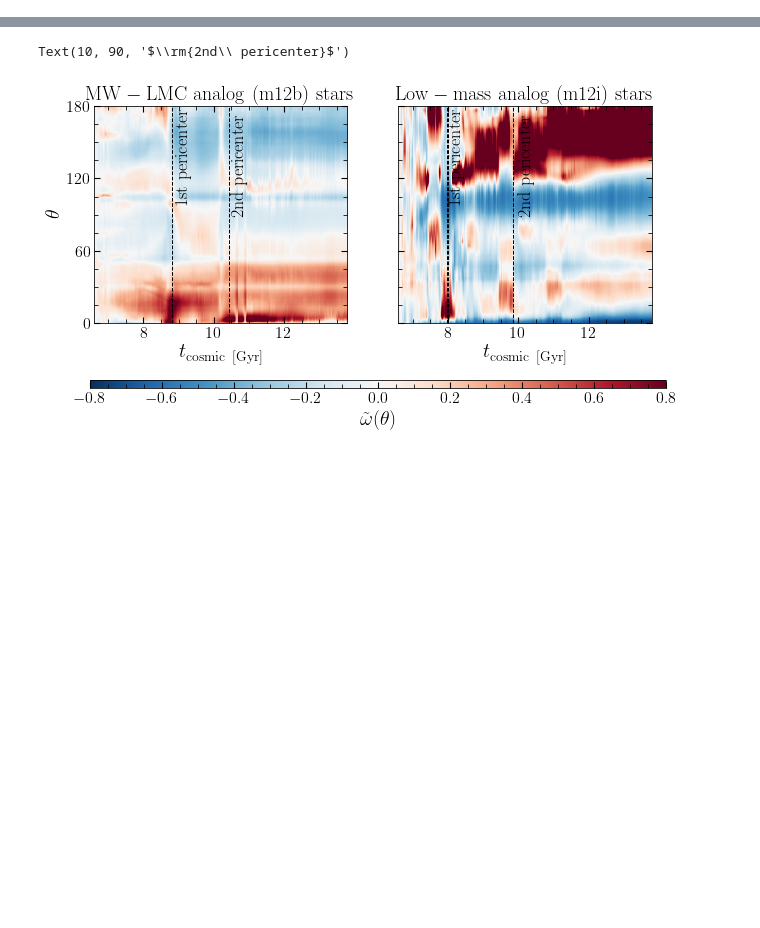
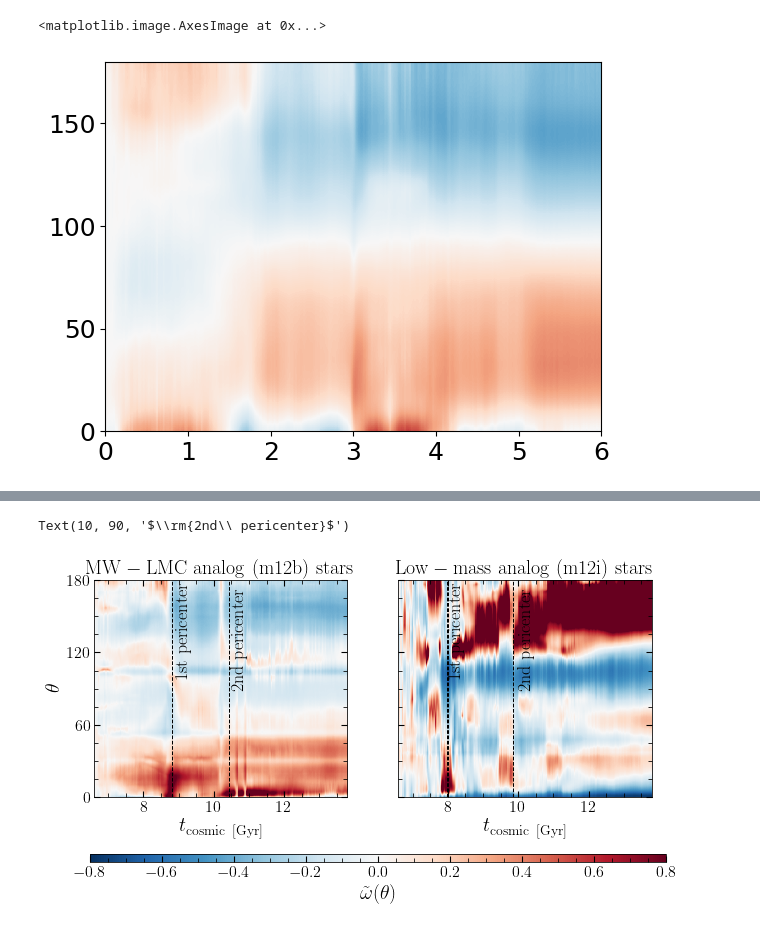
Before and after one commit to jngaravitoc/poles_in_cosmos, a Jupyter notebook: notebooks/Correlation function analysis Figures 6 - 7.ipynb, the cells around one changed output, grey strips where cells are left out. Cells and saved outputs as stored; diff of their text form; code cells hidden in the pictures; blank space fills up the shorter version.

```diff
--- a/notebooks/Correlation function analysis Figures 6 - 7.ipynb
+++ b/notebooks/Correlation function analysis Figures 6 - 7.ipynb
@@ -1,25 +1,8 @@
 # %%
-%pylab inline
-#import sys
-
-#sys.path.append("/mnt/home/ecunningham/python")
-plt.style.use('../../MW_viz/matplotlib.mplstyle')
-#import io_sims as ios
-#import gizmo_analysis as ga
-#import pynbody
-#import halo_analysis as halo
-
-#from astropy import units as u
-#import nba
-#import healpy as hp
-#from  healpy.newvisufunc import projview, newprojplot
-
-#import Corrfunc
-#from Corrfunc.mocks.DDtheta_mocks  import DDtheta_mocks
-#from Corrfunc.utils import convert_3d_counts_to_cf
-#from FIRE_analysis import mollweide_projection
-#from astropy.coordinates import Angle
-
+%matplotlib inline
+import sys
 #from scipy import linalg
+import numpy as np
+import matplotlib.pyplot as plt
 from matplotlib import colors
 #import matplotlib.patheffects as PathEffects
@@ -52,12 +45,19 @@ m12i_t = host_times('m12i')
 m12m_t = host_times('m12m')
 m12r_t = host_times('m12r')
 m12w_t = host_times('m12w')
+# %%
+sims = ['m12b', 'm12c', 'm12f', 'm12i', 'm12m', 'm12r', 'm12w']
+corrfuncs = [m12b_dm, m12c_dm, m12f_dm, m12i_dm, m12m_dm, m12r_dm, m12w_dm]
+i=0
+for sim in sims:
+    np.savetxt('../data/corrfunc/{}/m{}_wmatrix_corrfunc_50_150_dm_particles_sats_False_snaps_300_600.txt'.format(sim, sim), corrfuncs[i])
+    i+=1
 # %%
 # m12b
 
 # subhalos
 
-m12b_wsub2 = np.loadtxt('../data/corrfunc/m12b_wmatrix_corrfunc_50_300_subhalos_sats_False.txt')
+#m12b_wsub2 = np.loadtxt('../data/corrfunc/m12b_wmatrix_corrfunc_50_300_subhalos_sats_False.txt')
 #m12b_wsub = np.loadtxt('../data/corrfunc/m12b_wmatrix_corrfunc_50_300_subhalos_no_sats_False.txt')
 
 # satellites
@@ -69,8 +69,8 @@ m12b_dm = np.zeros((300, 180))
 m12b_st = np.zeros((300, 180))
 
 for i in range(300, 591, 10):
-    m12b_dm[i-300:i-290] = np.loadtxt('../data/corrfunc/m12b_wmatrix_corrfunc_50_300_dm_particles_sats_False_snaps_{:03d}_{:03d}.txt'.format(i, i+10))
-    m12b_st[i-300:i-290] = np.loadtxt('../data/corrfunc/m12b_wmatrix_corrfunc_50_300_stars_particles_sats_False_snaps_{:03d}_{:03d}.txt'.format(i, i+10))
+    m12b_dm[i-300:i-290] = np.loadtxt('../scripts/test_m12b_wmatrix_corrfunc_50_150_dark_particles_sats3_True_snaps_{:03d}_{:03d}.txt'.format(i, i+10))
+    #m12b_st[i-300:i-290] = np.loadtxt('../data/corrfunc/m12b_wmatrix_corrfunc_50_300_stars_particles_sats_False_snaps_{:03d}_{:03d}.txt'.format(i, i+10))
 
 
 # Stars
@@ -285,3 +285,9 @@ axvline(110*0.02, c='k', ls='--', lw=1)
+# %%
+plt.imshow(((m12b_dm+1)/(m12b_dm[0]+1)).T - 1, origin='lower', vmin=-0.15, vmax=0.15, cmap='RdBu_r',
+       extent=[0, 6, 0, 180], aspect='auto')
+# %% [output]
+<matplotlib.image.AxesImage at 0x...>
+[figure, added]
 # %%
 fig, ax = plt.subplots(1, 3, figsize=(14, 4), sharey=True)
 
```
Also changed, not shown: parts of 16 cells of this notebook, 30 other files.
